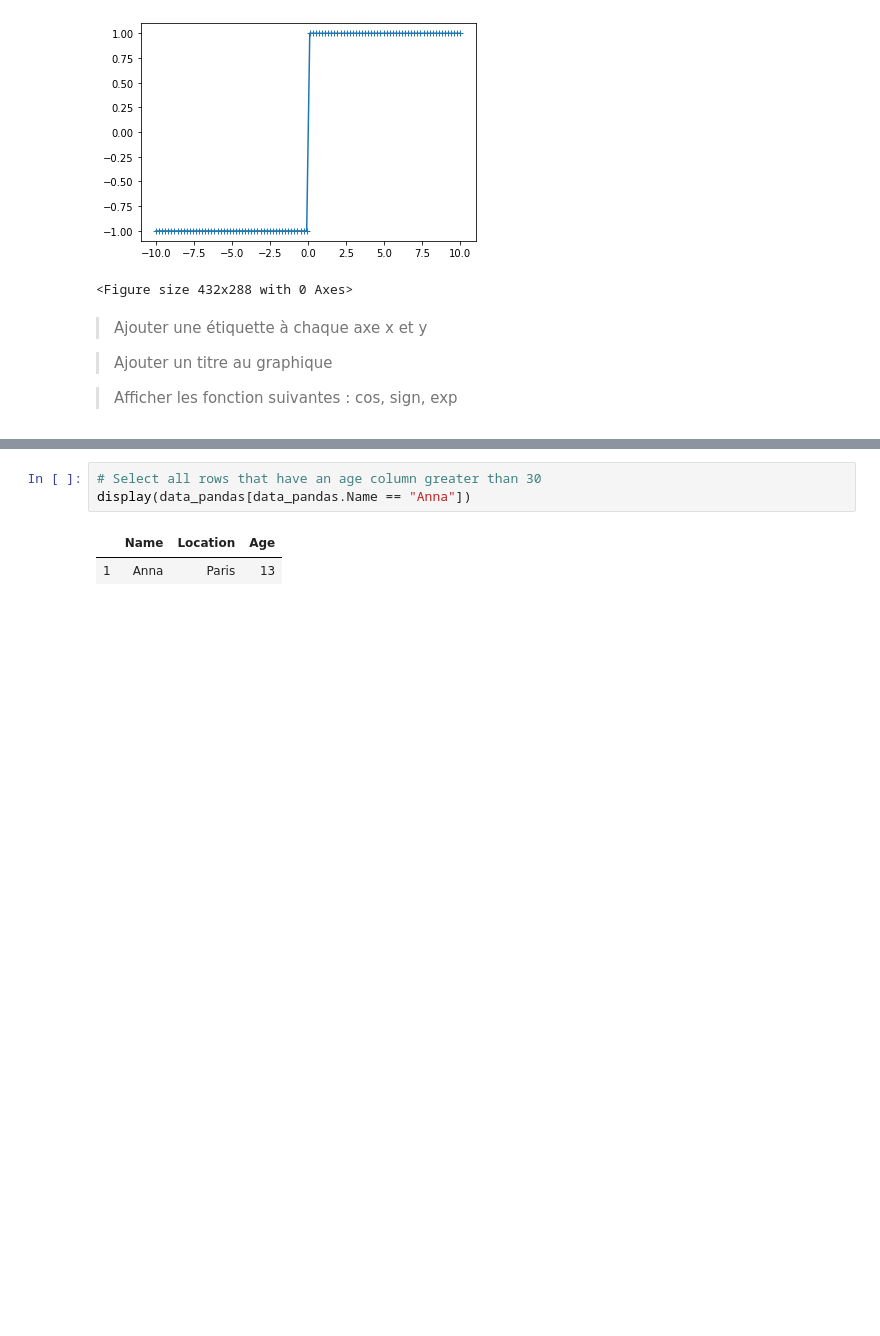
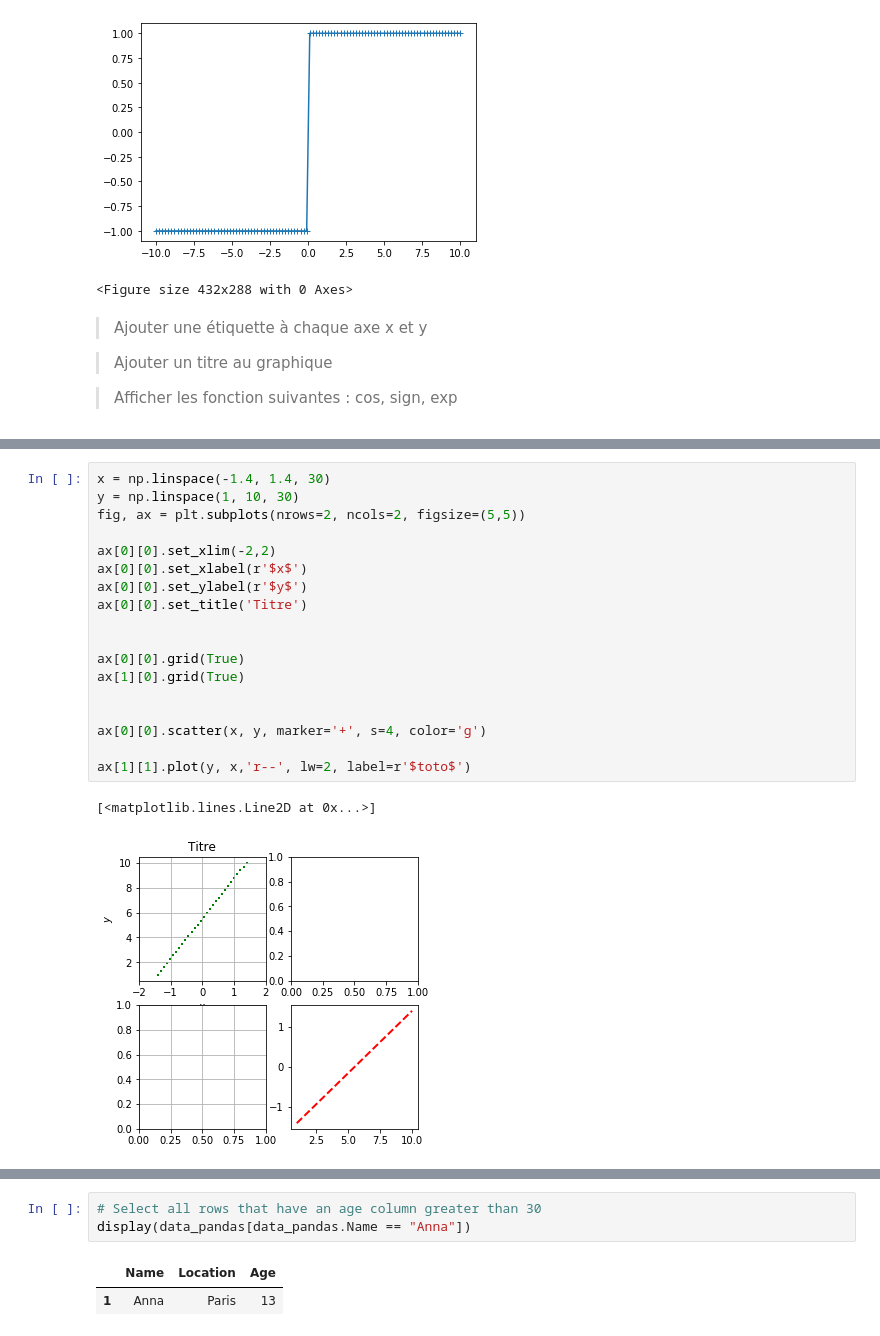
Before and after one commit to securitylab-repository/TPS-IA, a Jupyter notebook: TP1.ipynb, the cells around one changed output, grey strips where cells are left out. Drawn from its saved outputs; the diff is of its cells as text; blank space fills up the shorter version.

```diff
--- a/TP1.ipynb
+++ b/TP1.ipynb
@@ -186,0 +193,21 @@ Pandas DataFrame is a table, similar to an Excel spreadsheet. pandas provides a
+# %%
+x = np.linspace(-1.4, 1.4, 30)
+y = np.linspace(1, 10, 30)
+fig, ax = plt.subplots(nrows=2, ncols=2, figsize=(5,5))
+
+ax[0][0].set_xlim(-2,2)
+ax[0][0].set_xlabel(r'$x$')
+ax[0][0].set_ylabel(r'$y$')
+ax[0][0].set_title('Titre')
+
+
+ax[0][0].grid(True)
+ax[1][0].grid(True)
+
+
+ax[0][0].scatter(x, y, marker='+', s=4, color='g')
+
+ax[1][1].plot(y, x,'r--', lw=2, label=r'$toto$')
+# %% [output]
+[<matplotlib.lines.Line2D at 0x...>]
+[figure, added]
```
Also changed, not shown: parts of 39 cells of this notebook.
